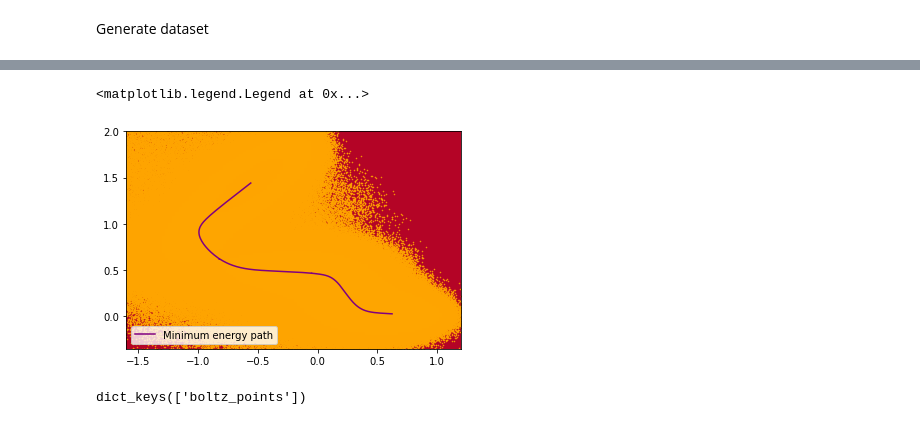
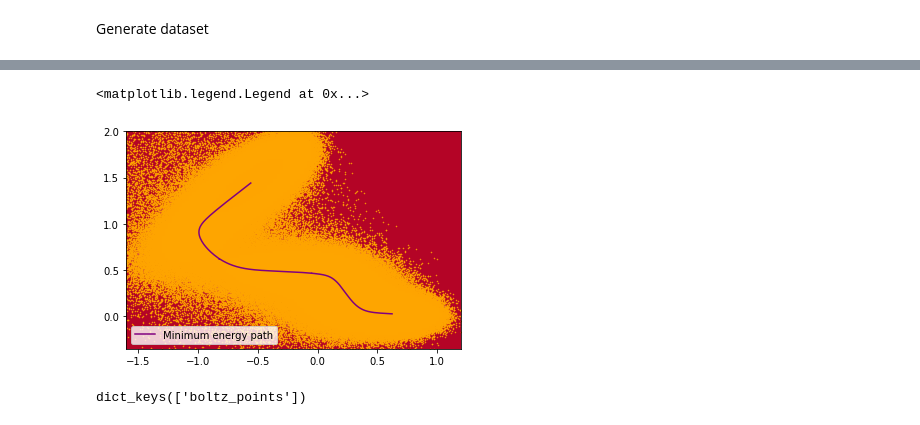
Before and after one commit to thomaspigeon/2dpotentials, a Jupyter notebook: AE_MullerBrown.ipynb, the cells around one changed output, grey strips where cells are left out. Cells and saved outputs as stored; diff of their text form; code cells hidden in the pictures.

```diff
--- a/AE_MullerBrown.ipynb
+++ b/AE_MullerBrown.ipynb
@@ -36,18 +32,18 @@ trajs = np.append(traj_dict1["x_traj"], traj_dict2["x_traj"], axis=0)
 np.savetxt('dataset_MB.txt', trajs)
 # %%
 trajs = np.loadtxt('dataset_MB.txt')
+trajs = trajs[np.random.choice(len(trajs), size=2 * 10**6)]
 # %%
 fig = plt.figure()
 ax = fig.add_subplot()
 pot.plot_potential_heat_map(ax)
 ax.plot(pot.minimum_energy_paths[0][:, 0], pot.minimum_energy_paths[0][:, 1], color='purple', label='Minimum energy path')
 ax.plot(pot.minimum_energy_paths[1][:, 0], pot.minimum_energy_paths[1][:, 1], color='purple')
-ax.scatter(traj_dict1["x_traj"][:, 0], traj_dict1["x_traj"][:, 1], marker=".", color="orange", s=1)
-ax.scatter(traj_dict2["x_traj"][:, 0], traj_dict2["x_traj"][:, 1], marker=".", color="orange", s=1)
+ax.scatter(trajs[:, 0], trajs[:, 1], marker=".", color="orange", s=1)
 ax.legend()
 # %% [output]
 <matplotlib.legend.Legend at 0x...>
-[figure, old version]
+[figure, new version]
 # %%
 dataset = {"boltz_points": trajs}
 # %%
```
Also changed, not shown: parts of 9 cells of this notebook, 2 other files.
